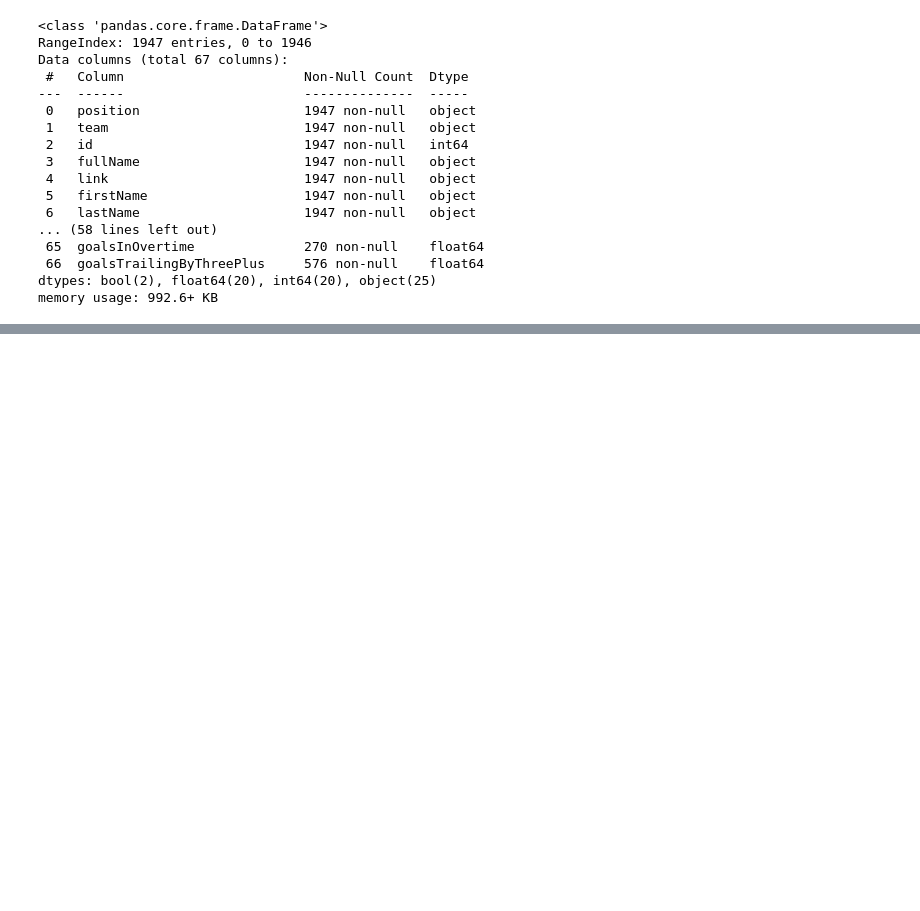
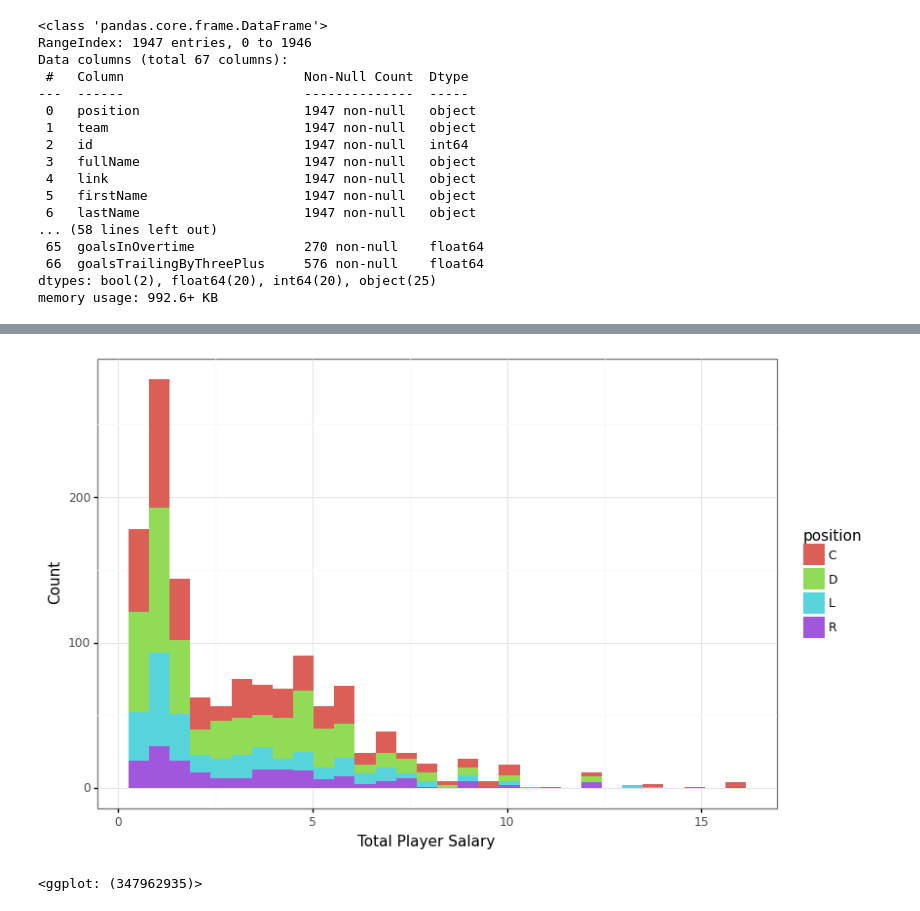
Before and after one commit to sjacobson94/COMP4449, a Jupyter notebook: midterm_project/analysis.ipynb, the cells around one changed output, grey strips where cells are left out. Saved outputs shown, nothing was run; the diff lists cells and outputs as text; code cells hidden in the pictures; blank space fills up the shorter version.

```diff
--- a/midterm_project/analysis.ipynb
+++ b/midterm_project/analysis.ipynb
@@ -328,0 +306,12 @@ player
+# %%
+plotnine.options.figure_size = (9, 6)
+
+(
+ggplot(data = player_full, mapping = aes(x = "total_salary", fill = "position")) +
+    geom_histogram(bins = 30) +
+    theme_bw() +
+    labs(x = "Total Player Salary", y = "Count")
+)
+# %% [output]
+[figure, added]
+<ggplot: (347962935)>
```
Also changed, not shown: parts of 47 cells of this notebook, 1 other file.
